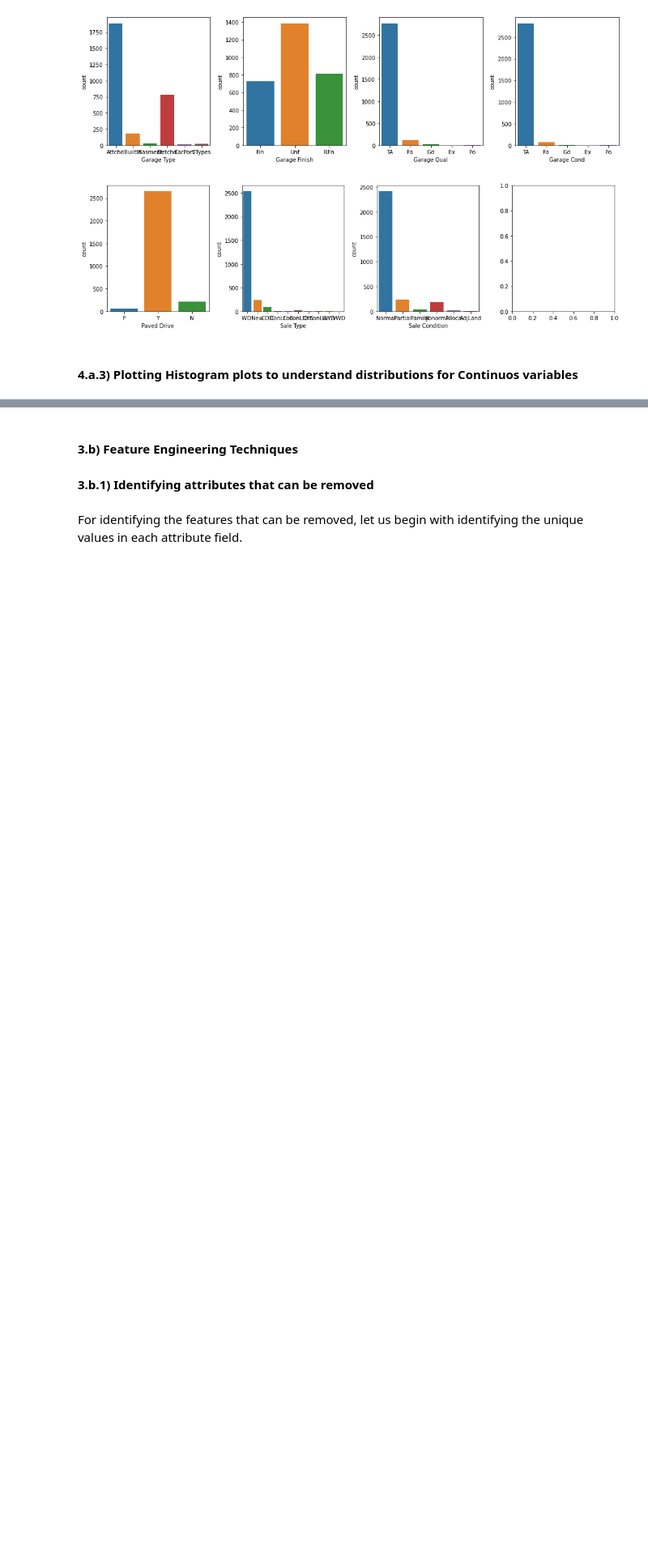
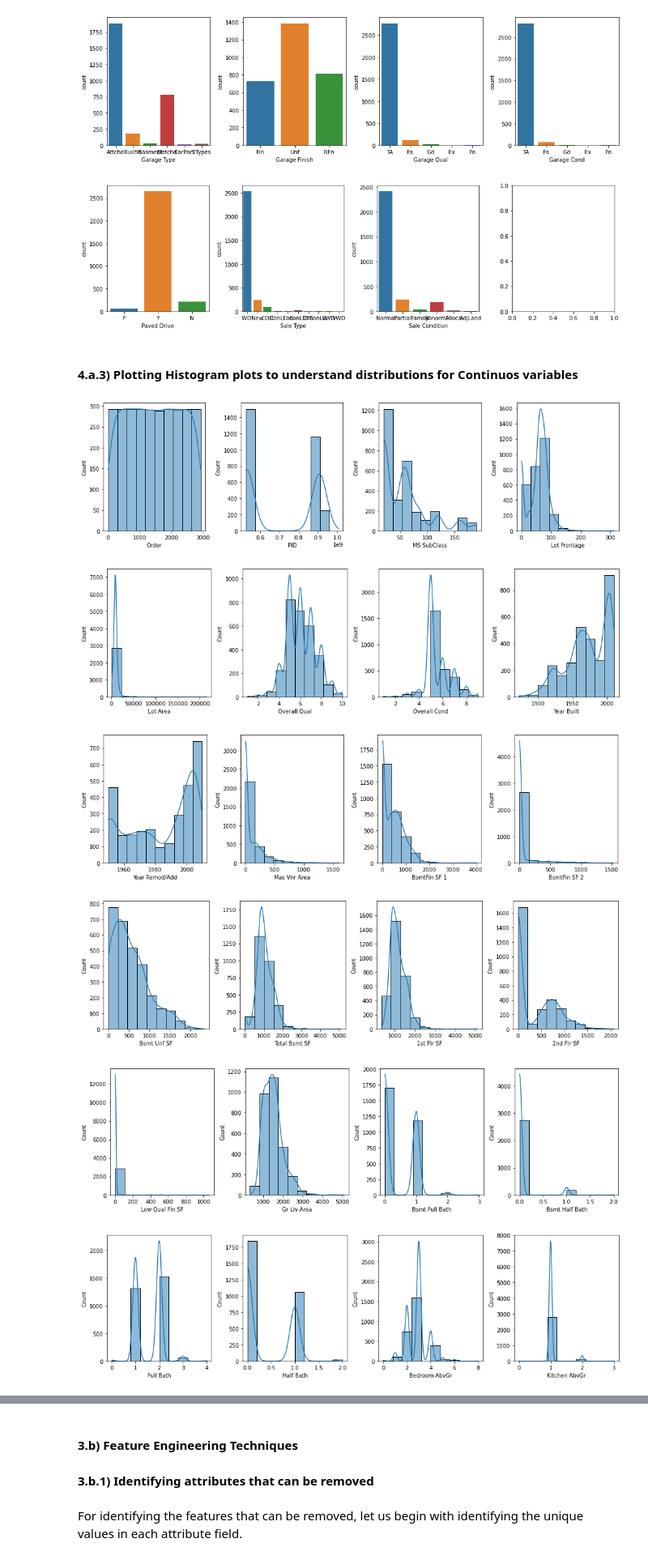
Before and after one commit to nithinkrishnan/ml-assgn, a Jupyter notebook: Group49_HousingDataset.ipynb, the cells around one changed output, grey strips where cells are left out. Shown at 81% size. Drawn from its saved outputs; the diff is of its cells as text; code cells hidden in the pictures; blank space fills up the shorter version.

```diff
--- a/Group49_HousingDataset.ipynb
+++ b/Group49_HousingDataset.ipynb
@@ -375,19 +375,31 @@ for attr in categoricalAttr:
 # %%
 plt.rcParams["figure.figsize"] = [14.00, 4.0]
 plt.rcParams["figure.autolayout"] = True
 
-continuosAttr = ['DistanceFromHome','HourlyRate','MonthlyIncome','MonthlyRate','Age','DailyRate','TotalWorkingYears',
-                 'YearsAtCompany','YearsInCurrentRole','YearsSinceLastPromotion','YearsWithCurrManager']
+continuosAttr = ["Order", "PID", "MS SubClass", "Lot Frontage", "Lot Area", "Overall Qual", "Overall Cond",
+                 "Year Built", "Year Remod/Add", "Mas Vnr Area", "BsmtFin SF 1", "BsmtFin SF 2", "Bsmt Unf SF",
+                 "Total Bsmt SF", "1st Flr SF", "2nd Flr SF", "Low Qual Fin SF", "Gr Liv Area", "Bsmt Full Bath",
+                 "Bsmt Half Bath", "Full Bath", "Half Bath", "Bedroom AbvGr", "Kitchen AbvGr", "TotRms AbvGrd",
+                 "Fireplaces", "Garage Yr Blt", "Garage Cars", "Garage Area", "Wood Deck SF", "Open Porch SF",
+                 "Enclosed Porch", "3Ssn Porch", "Screen Porch", "Pool Area", "Misc Val", "Mo Sold", "Yr Sold",
+                 "SalePrice"]
 
 index = 0
 graphsInARow = 4
 
 # MonthlyIncome MonthlyRate
 
 for attr in continuosAttr:
     if (index % graphsInARow == 0):
         f, ax = plt.subplots(1, graphsInARow)
     sns.histplot(data=dfCurated[attr], bins=10, kde=True, ax = ax[index % graphsInARow])
     index = index + 1
     if (index % graphsInARow == 0):
         plt.show()
+# %% [output]
+[figure, added]
+[figure, added]
+[figure, added]
+[figure, added]
+[figure, added]
+[figure, added]
```
Also changed, not shown: parts of 11 cells of this notebook.
